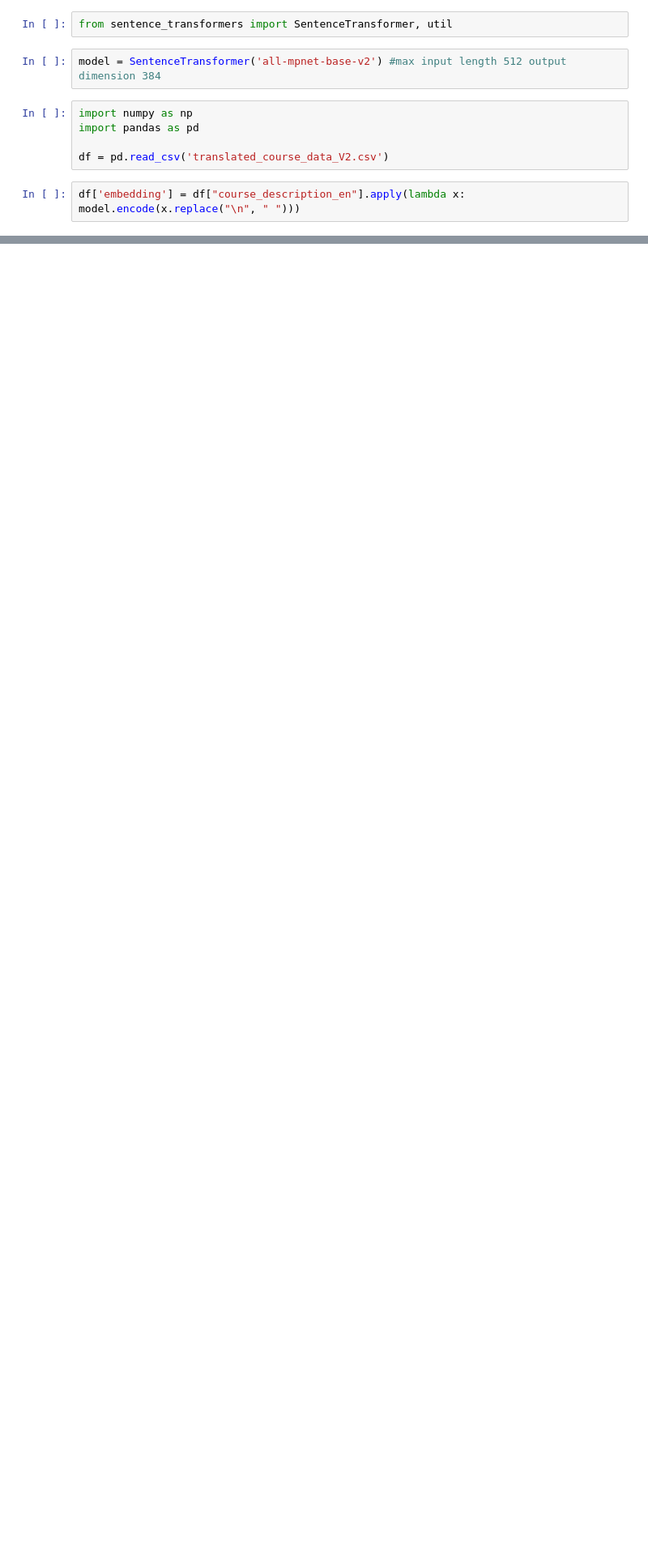
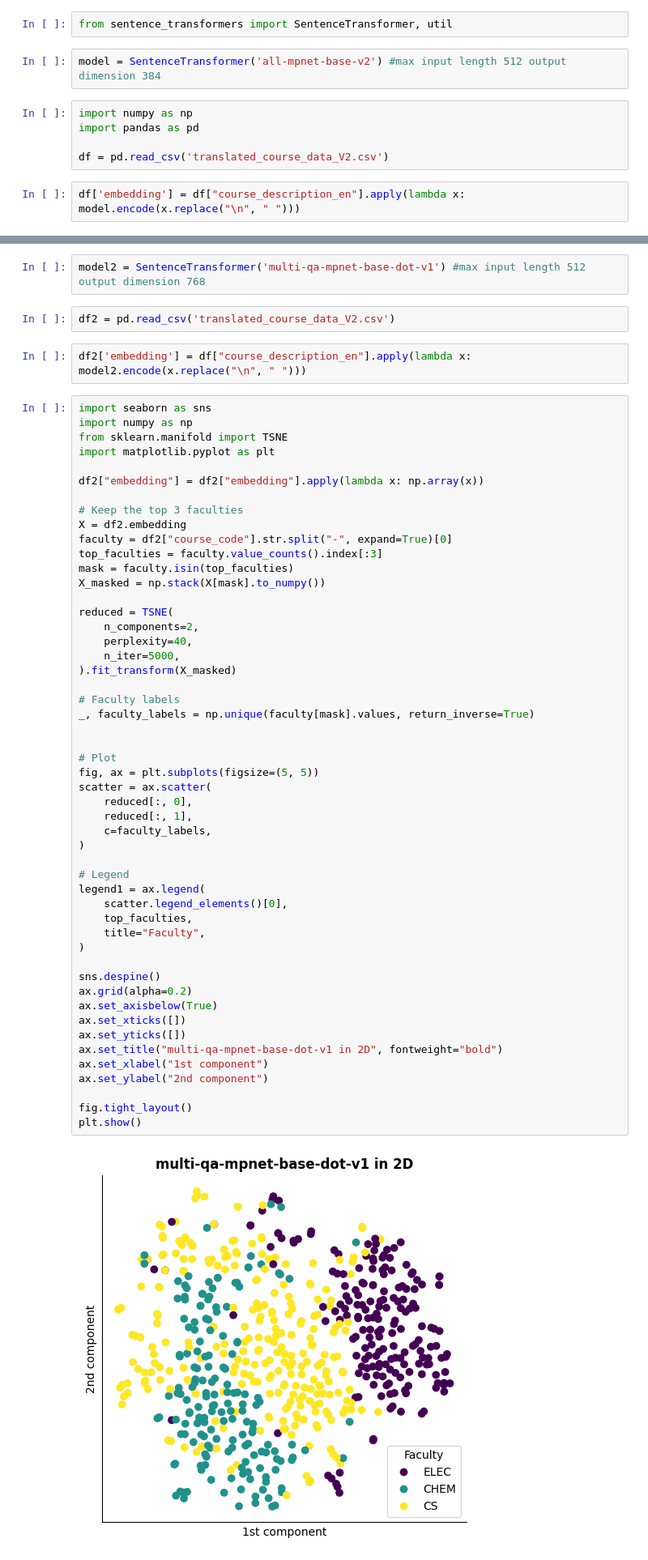
Before and after one commit to jiemingyou/NLP-project, a Jupyter notebook: bert/cluster.ipynb, the cells around one changed output, grey strips where cells are left out. Shown: that part at 81% size. Drawn from its saved outputs; the diff is of its cells as text; blank space fills up the shorter version.

```diff
--- a/bert/cluster.ipynb
+++ b/bert/cluster.ipynb
@@ -62,0 +65,59 @@ plt.show()
+# %%
+model2 = SentenceTransformer('multi-qa-mpnet-base-dot-v1') #max input length 512 output dimension 768
+# %%
+df2 = pd.read_csv('translated_course_data_V2.csv')
+# %%
+df2['embedding'] = df["course_description_en"].apply(lambda x: model2.encode(x.replace("\n", " ")))
+# %%
+import seaborn as sns
+import numpy as np
+from sklearn.manifold import TSNE
+import matplotlib.pyplot as plt
+
+df2["embedding"] = df2["embedding"].apply(lambda x: np.array(x))
+
+# Keep the top 3 faculties
+X = df2.embedding
+faculty = df2["course_code"].str.split("-", expand=True)[0]
+top_faculties = faculty.value_counts().index[:3]
+mask = faculty.isin(top_faculties)
+X_masked = np.stack(X[mask].to_numpy())
+
+reduced = TSNE(
+    n_components=2,
+    perplexity=40,
+    n_iter=5000,
+).fit_transform(X_masked)
+
+# Faculty labels
+_, faculty_labels = np.unique(faculty[mask].values, return_inverse=True)
+
+
+# Plot
+fig, ax = plt.subplots(figsize=(5, 5))
+scatter = ax.scatter(
+    reduced[:, 0],
+    reduced[:, 1],
+    c=faculty_labels,
+)
+
+# Legend
+legend1 = ax.legend(
+    scatter.legend_elements()[0],
+    top_faculties,
+    title="Faculty",
+)
+
+sns.despine()
+ax.grid(alpha=0.2)
+ax.set_axisbelow(True)
+ax.set_xticks([])
+ax.set_yticks([])
+ax.set_title("multi-qa-mpnet-base-dot-v1 in 2D", fontweight="bold")
+ax.set_xlabel("1st component")
+ax.set_ylabel("2nd component")
+
+fig.tight_layout()
+plt.show()
+# %% [output]
+[figure, added]
```
Also changed, not shown: parts of 1 cell of this notebook.
